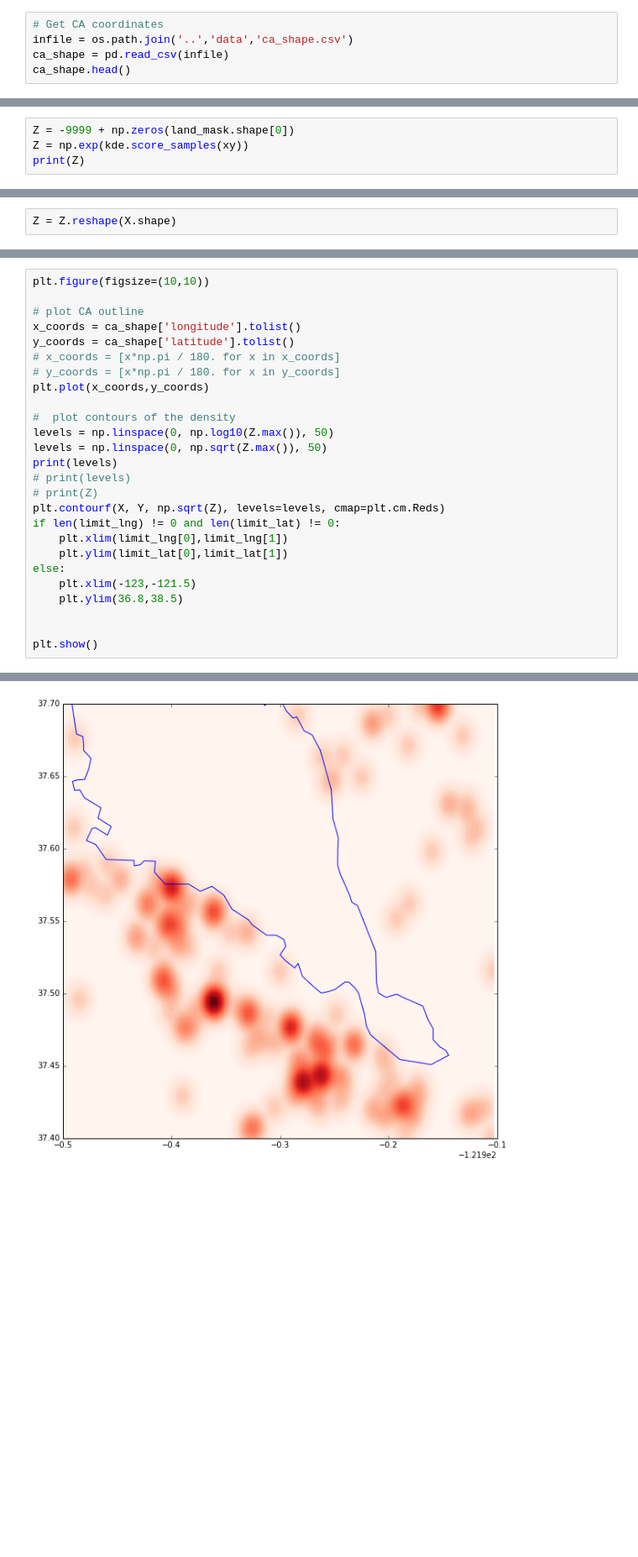
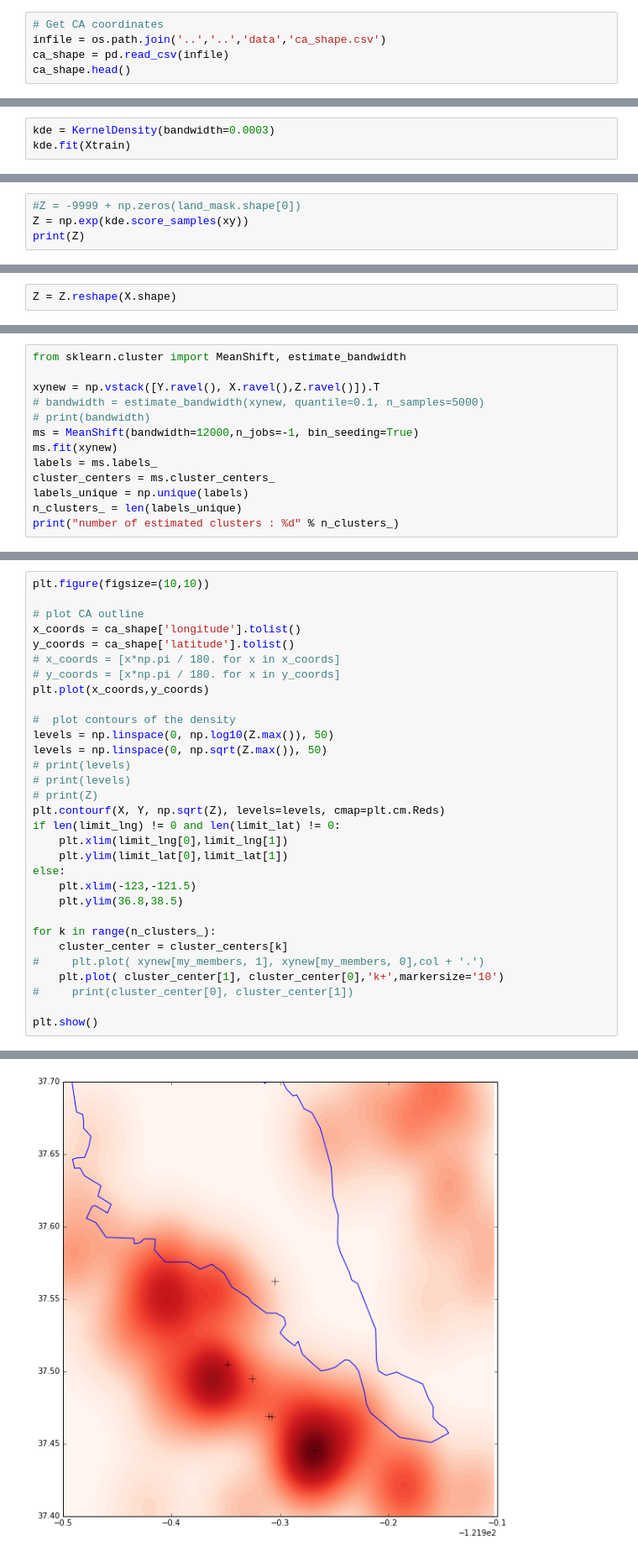
Before and after one commit to cleipski/Insight-Project, a Jupyter notebook: 04_run_kde.ipynb, the cells around one changed output, grey strips where cells are left out. Shown at 84% size. Drawn from its saved outputs; the diff is of its cells as text; blank space fills up the shorter version.

```diff
--- a/04_run_kde.ipynb
+++ b/04_run_kde.ipynb
@@ -27,6 +28,6 @@ df = pd.read_pickle(os.path.join('..','data','dog.df'))
 # %%
 # Get CA coordinates
-infile = os.path.join('..','data','ca_shape.csv')
+infile = os.path.join('..','..','data','ca_shape.csv')
 ca_shape = pd.read_csv(infile)
 ca_shape.head()
 # %% [output]
@@ -108,0 +117,3 @@ KernelDensity(algorithm='auto', atol=0, bandwidth=0.0001, breadth_first=True,
+# %%
+kde = KernelDensity(bandwidth=0.0003)
+kde.fit(Xtrain)
@@ -131,5 +229,5 @@ KernelDensity(algorithm='auto', atol=0, bandwidth=0.0001, breadth_first=True,
 # %%
-Z = -9999 + np.zeros(land_mask.shape[0])
+#Z = -9999 + np.zeros(land_mask.shape[0])
 Z = np.exp(kde.score_samples(xy))
 print(Z)
 # %% [output]
@@ -180,0 +240,13 @@ print(bins)
+# %%
+from sklearn.cluster import MeanShift, estimate_bandwidth
+
+xynew = np.vstack([Y.ravel(), X.ravel(),Z.ravel()]).T
+# bandwidth = estimate_bandwidth(xynew, quantile=0.1, n_samples=5000)
+# print(bandwidth)
+ms = MeanShift(bandwidth=12000,n_jobs=-1, bin_seeding=True)
+ms.fit(xynew)
+labels = ms.labels_
+cluster_centers = ms.cluster_centers_
+labels_unique = np.unique(labels)
+n_clusters_ = len(labels_unique)
+print("number of estimated clusters : %d" % n_clusters_)
@@ -191,7 +267,7 @@ plt.plot(x_coords,y_coords)
 #  plot contours of the density
 levels = np.linspace(0, np.log10(Z.max()), 50)
 levels = np.linspace(0, np.sqrt(Z.max()), 50)
-print(levels)
+# print(levels)
 # print(levels)
 # print(Z)
 plt.contourf(X, Y, np.sqrt(Z), levels=levels, cmap=plt.cm.Reds)
@@ -202,6 +278,11 @@ else:
     plt.xlim(-123,-121.5)
     plt.ylim(36.8,38.5)
 
+for k in range(n_clusters_):
+    cluster_center = cluster_centers[k]
+#     plt.plot( xynew[my_members, 1], xynew[my_members, 0],col + '.')
+    plt.plot( cluster_center[1], cluster_center[0],'k+',markersize='10')
+#     print(cluster_center[0], cluster_center[1])
 
 plt.show()
 # %% [output]
@@ -218 +289 @@ plt.show()
-[figure, old version]
+[figure, new version]
```
Also changed, not shown: parts of 37 cells of this notebook, 14 other files.
